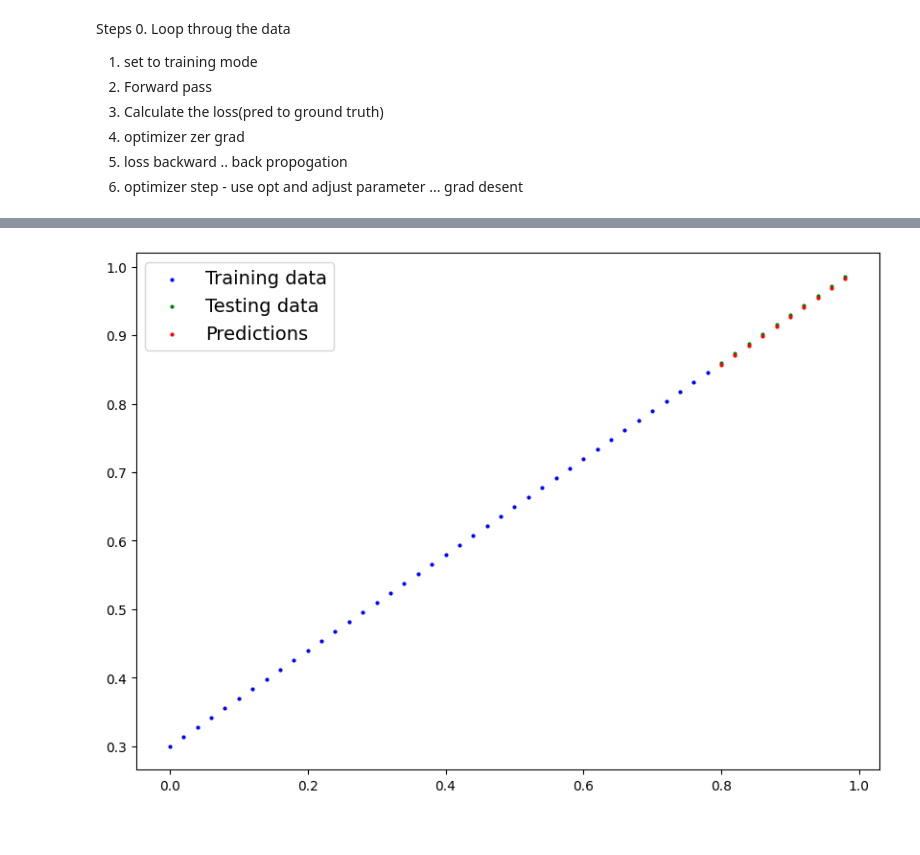
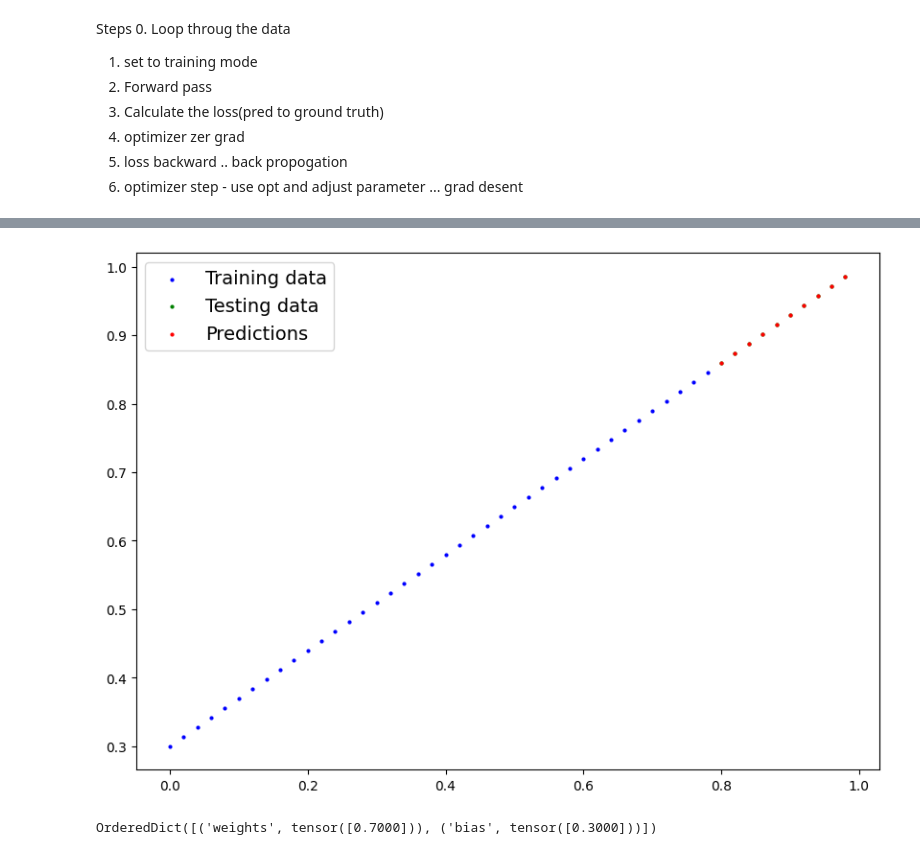
Before and after one commit to AhamedShimak/pytorch, a Jupyter notebook: pytorch_workflow_code_along.ipynb, the cells around one changed output, grey strips where cells are left out. Saved outputs shown, nothing was run; the diff lists cells and outputs as text; code cells hidden in the pictures.

```diff
--- a/pytorch_workflow_code_along.ipynb
+++ b/pytorch_workflow_code_along.ipynb
@@ -180,8 +180,9 @@ tensor([[-0.2853],
 Loss func and opt
 Training loop testing loop
 # %%
-loss_func=nn.L1Loss()
-opt_func= torch.optim.SGD(model_instance_1.parameters(), lr=0.002)
+#loss_func=nn.L1Loss()
+loss_func=nn.MSELoss()
+opt_func= torch.optim.SGD(model_instance_1.parameters(), lr=0.02)
 # %% [markdown]
 ##Building the training loop
 # %%
@@ -202,44 +203,48 @@ Steps
 5. loss backward .. back propogation
 6. optimizer step - use opt and adjust parameter ... grad desent
 # %%
-epochs =100
+epochs =1000
 epoch_track=[]
 training_loss_track=[]
 testing_loss_track=[]
 
 for epoch in range(epochs):
-  print(epochs)
   ####################
   #1
   # set the model to train mode eval mode/train mode
   model_instance_1.train() #set all para that require grad to set require grad
-
   #2
   y_pred=model_instance_1(X_train)
-
   #3
   loss= loss_func(y_pred,y_train)
-
-  loss_track.append(loss.detach())
-  plt.plot(loss_track)
-
   #4
   opt_func.zero_grad( )
-
   #5
   loss.backward()
-
   #6
   opt_func.step()
+
   ################
   #testing
   model_instance_1.eval()
-
   with torch.inference_mode():
     # do forwrd
     test_pred=model_instance_1(X_test)
 
     #calc loss
     test_loss =loss_func(test_pred,y_test)
+  if epoch%10==0:
+    epoch_track.append(epoch)
+    training_loss_track.append(loss.detach())
+    testing_loss_track.append(test_loss.detach())
 
-  print(f"Epoc:{epoch} Train loss: {loss} Test loss: {test_loss}")
+    print(f"Epoc:{epoch} Train loss: {loss} Test loss: {test_loss}")
+
+#plot
+plt.figure(figsize=(10, 7))
+plt.plot(epoch_track, training_loss_track, label="training loss")
+plt.plot(epoch_track, testing_loss_track, label="testing_loss")
+plt.title("Loss curves")
+plt.xlabel("Epochs")
+plt.ylabel("Loss")
+plt.legend(prop={"size": 14});
@@ -246,4 +270,10 @@ for epoch in range(epochs):
 # %%
+with torch.inference_mode():
+  y_preds=model_instance_1(X_test)
 details_plot(X_train,y_train,X_test,y_test,y_preds)
 # %% [output]
-[figure, old version]
+[figure, new version]
+# %%
+model_instance_1.state_dict()
+# %% [output]
+OrderedDict([('weights', tensor([0.7000])), ('bias', tensor([0.3000]))])
```
Also changed, not shown: parts of 2 cells of this notebook.
